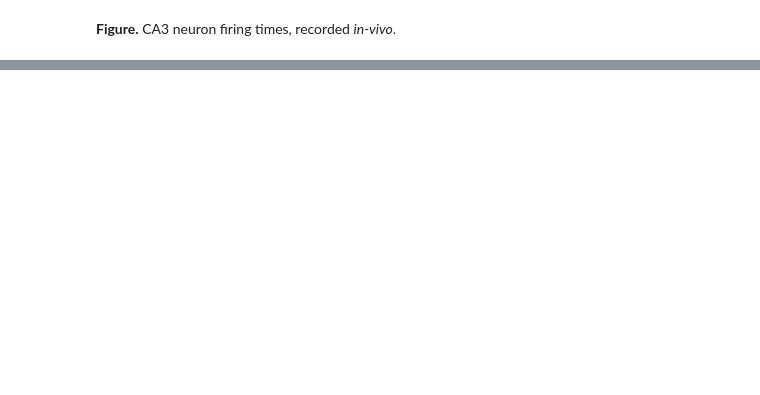
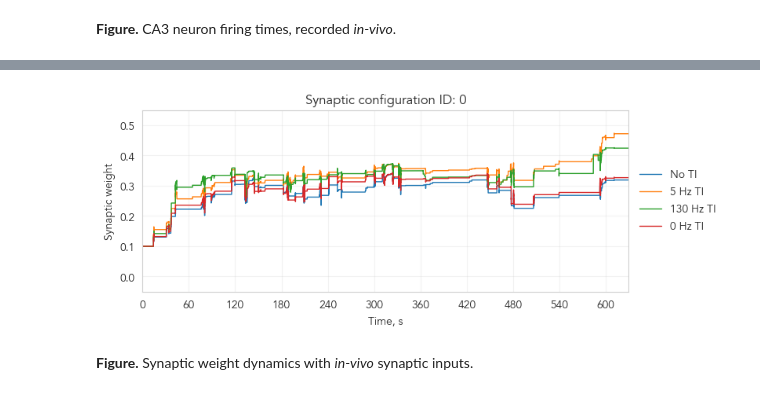
Before and after one commit to kerseviciute/temporal-interference, a Jupyter notebook: final-notebooks/0_in_vivo.ipynb, the cells around one changed output, grey strips where cells are left out. Cells and saved outputs as stored; diff of their text form; code cells hidden in the pictures; blank space fills up the shorter version.

```diff
--- a/final-notebooks/0_in_vivo.ipynb
+++ b/final-notebooks/0_in_vivo.ipynb
@@ -72,0 +130,70 @@ pd.concat(stimuli, axis = 1)
+# %%
+ti = "1000_5_0.9"
+prefix = f"output/temporal-interference-1/{id}/in-vivo/{ti}_0.1"
+weights_5 = pd.read_csv(f"{prefix}/synapse_weights.csv", index_col = 0)
+
+time_5 = weights_5.Time / 1000
+weights_5.drop("Time", axis = 1, inplace = True)
+mean_weights_5 = weights_5.mean(axis = 1)
+# %%
+ti = "1000_0_0.32"
+prefix = f"output/temporal-interference-1/{id}/in-vivo/{ti}_0.1"
+weights_0 = pd.read_csv(f"{prefix}/synapse_weights.csv", index_col = 0)
+
+time_0 = weights_0.Time / 1000
+weights_0.drop("Time", axis = 1, inplace = True)
+mean_weights_0 = weights_0.mean(axis = 1)
+# %%
+plt.figure(figsize = (8, 3))
+
+plt.plot(
+    time,
+    mean_weights,
+    linewidth = 1,
+    label = "No TI",
+    color = "tab:blue"
+)
+
+plt.plot(
+    time_5,
+    mean_weights_5,
+    linewidth = 1,
+    label = "5 Hz TI",
+    color = "tab:orange"
+)
+
+plt.plot(
+    time_130,
+    mean_weights_130,
+    linewidth = 1,
+    label = "130 Hz TI",
+    color = "tab:green"
+)
+
+plt.plot(
+    time_0,
+    mean_weights_0,
+    linewidth = 1,
+    label = "0 Hz TI",
+    color = "tab:red"
+)
+
+plt.grid(alpha = 0.25)
+plt.xlim(0, 630)
+plt.xticks(np.arange(0, 630, 60))
+plt.xlabel("Time, s")
+plt.ylim(-0.05, 0.55)
+plt.ylabel("Synaptic weight")
+plt.legend(
+    loc = "center right",
+    frameon = False,
+    ncol = 1,
+    bbox_to_anchor = (1.2, 0.5)
+)
+
+plt.title(f"Synaptic configuration ID: {id}")
+plt.show()
+# %% [output]
+[figure, added]
+# %% [markdown]
+**Figure.** Synaptic weight dynamics with _in-vivo_ synaptic inputs.
```
Also changed, not shown: parts of 24 cells of this notebook, 20 other files.
